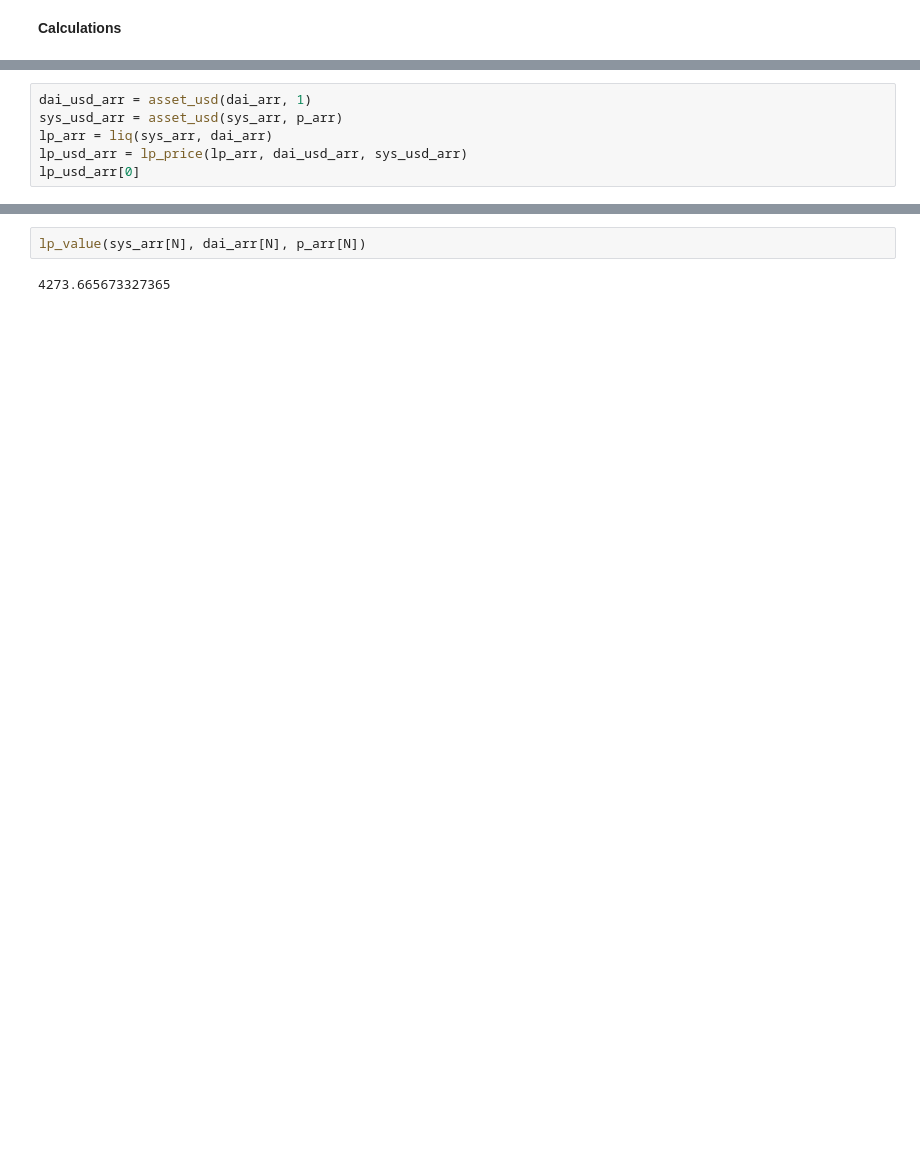
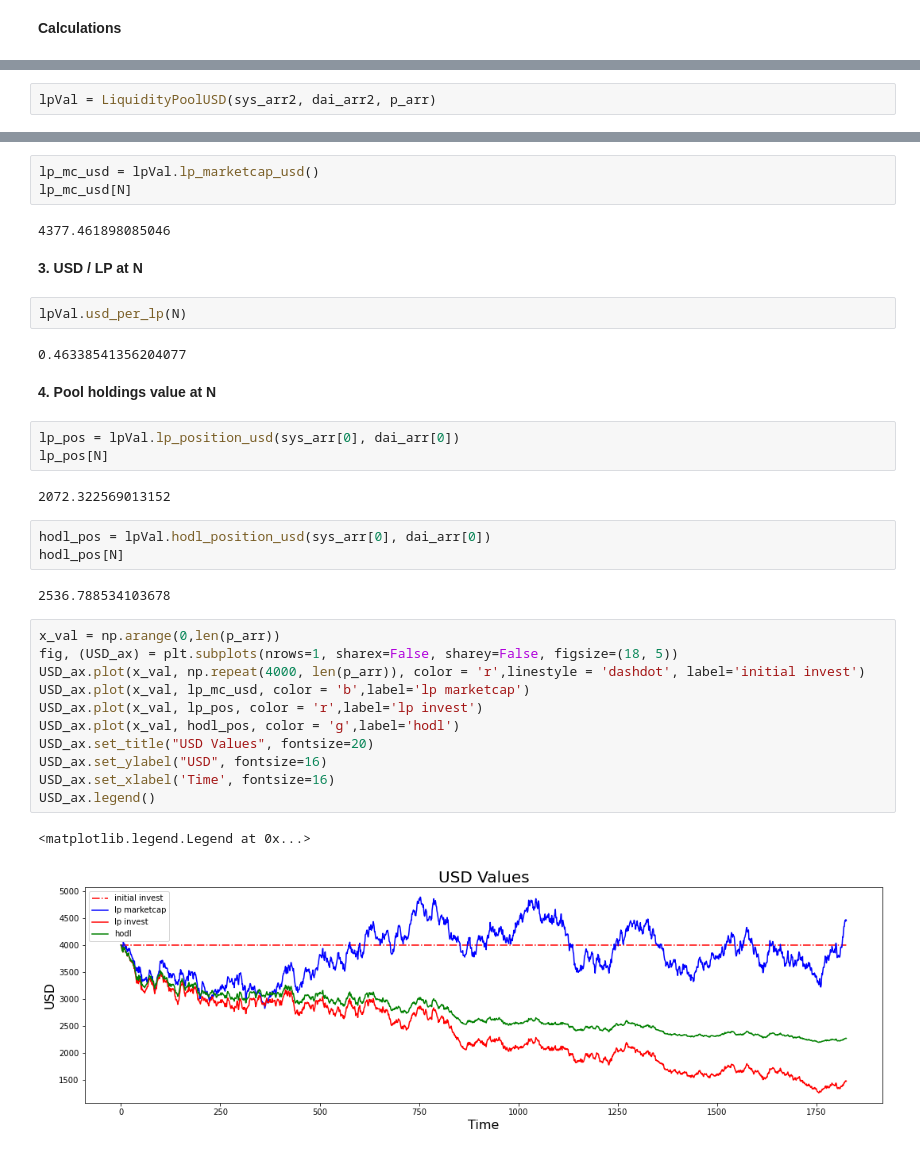
Before and after one commit to icmoore/daosys, a Jupyter notebook: notebooks/research/impermanent_loss/simulate_deltas.ipynb, the cells around one changed output, grey strips where cells are left out. Cells and saved outputs as stored; diff of their text form; blank space fills up the shorter version.

Commit message:
LiquidityPoolUSD class

```diff
--- a/notebooks/research/impermanent_loss/simulate_deltas.ipynb
+++ b/notebooks/research/impermanent_loss/simulate_deltas.ipynb
@@ -107,6 +95,2 @@ def lp_value(x, y, yx_p_arr):
 # %%
-dai_usd_arr = asset_usd(dai_arr, 1)
-sys_usd_arr = asset_usd(sys_arr, p_arr)
-lp_arr = liq(sys_arr, dai_arr)
-lp_usd_arr = lp_price(lp_arr, dai_usd_arr, sys_usd_arr)
-lp_usd_arr[0]
+lpVal = LiquidityPoolUSD(sys_arr2, dai_arr2, p_arr)
@@ -123,7 +106,40 @@ hodl_value(sys_arr[0], dai_arr[0], p_arr[N])
 # %%
-lp_value(sys_arr[N], dai_arr[N], p_arr[N])
+lp_mc_usd = lpVal.lp_marketcap_usd()
+lp_mc_usd[N]
 # %% [output]
-4273.665673327365
+4377.461898085046
+# %% [markdown]
+**3. USD / LP at N**
+# %%
+lpVal.usd_per_lp(N)
+# %% [output]
+0.46338541356204077
+# %% [markdown]
+**4. Pool holdings value at N**
+# %%
+lp_pos = lpVal.lp_position_usd(sys_arr[0], dai_arr[0])
+lp_pos[N]
+# %% [output]
+2072.322569013152
+# %%
+hodl_pos = lpVal.hodl_position_usd(sys_arr[0], dai_arr[0])
+hodl_pos[N]
+# %% [output]
+2536.788534103678
+# %%
+x_val = np.arange(0,len(p_arr))
+fig, (USD_ax) = plt.subplots(nrows=1, sharex=False, sharey=False, figsize=(18, 5))
+USD_ax.plot(x_val, np.repeat(4000, len(p_arr)), color = 'r',linestyle = 'dashdot', label='initial invest')
+USD_ax.plot(x_val, lp_mc_usd, color = 'b',label='lp marketcap')
+USD_ax.plot(x_val, lp_pos, color = 'r',label='lp invest')
+USD_ax.plot(x_val, hodl_pos, color = 'g',label='hodl')
+USD_ax.set_title("USD Values", fontsize=20)
+USD_ax.set_ylabel("USD", fontsize=16)
+USD_ax.set_xlabel('Time', fontsize=16)
+USD_ax.legend()
+# %% [output]
+<matplotlib.legend.Legend at 0x...>
+[figure, added]
 # %%
 fig, (SYS_ax, DAI_ax, USD_ax, price_ax) = plt.subplots(nrows=4, sharex=False, sharey=False, figsize=(18, 20))
 SYS_ax.plot(sys_arr, color = 'r',label='sys')
```
Also changed, not shown: parts of 16 cells of this notebook, 2 other files.
